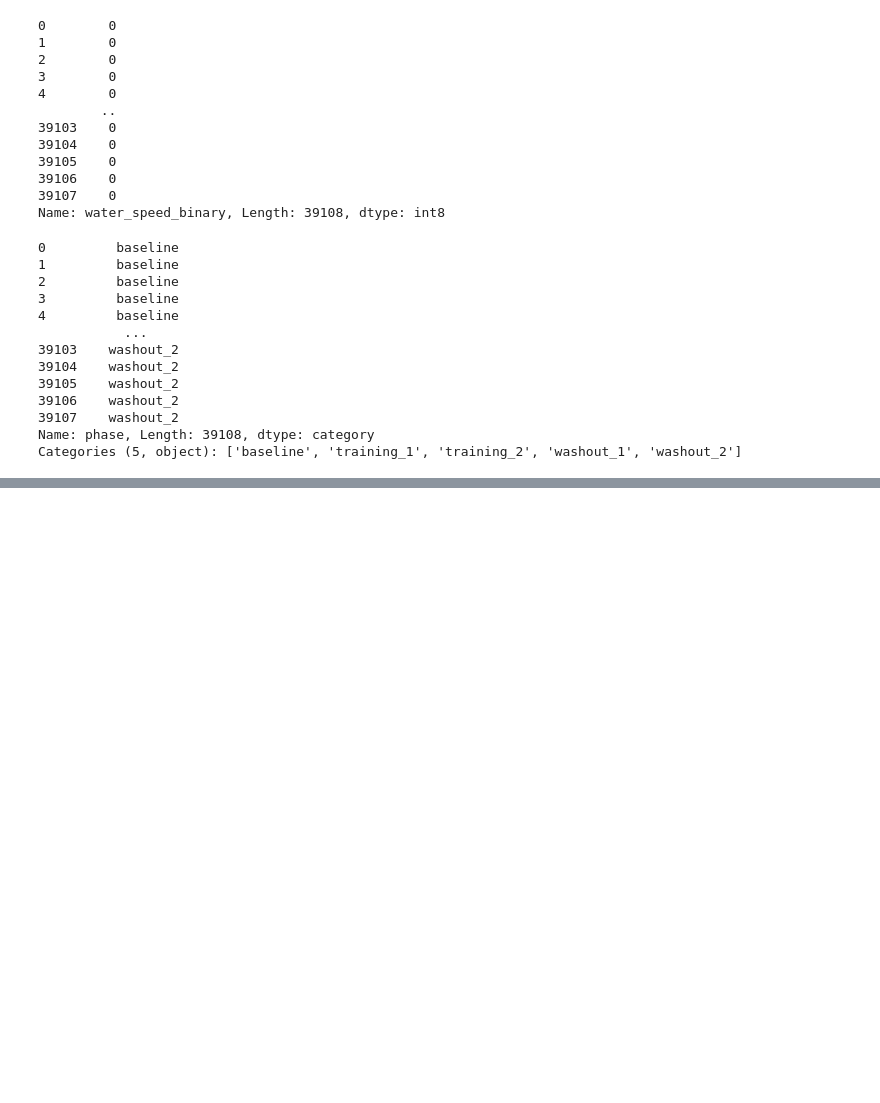
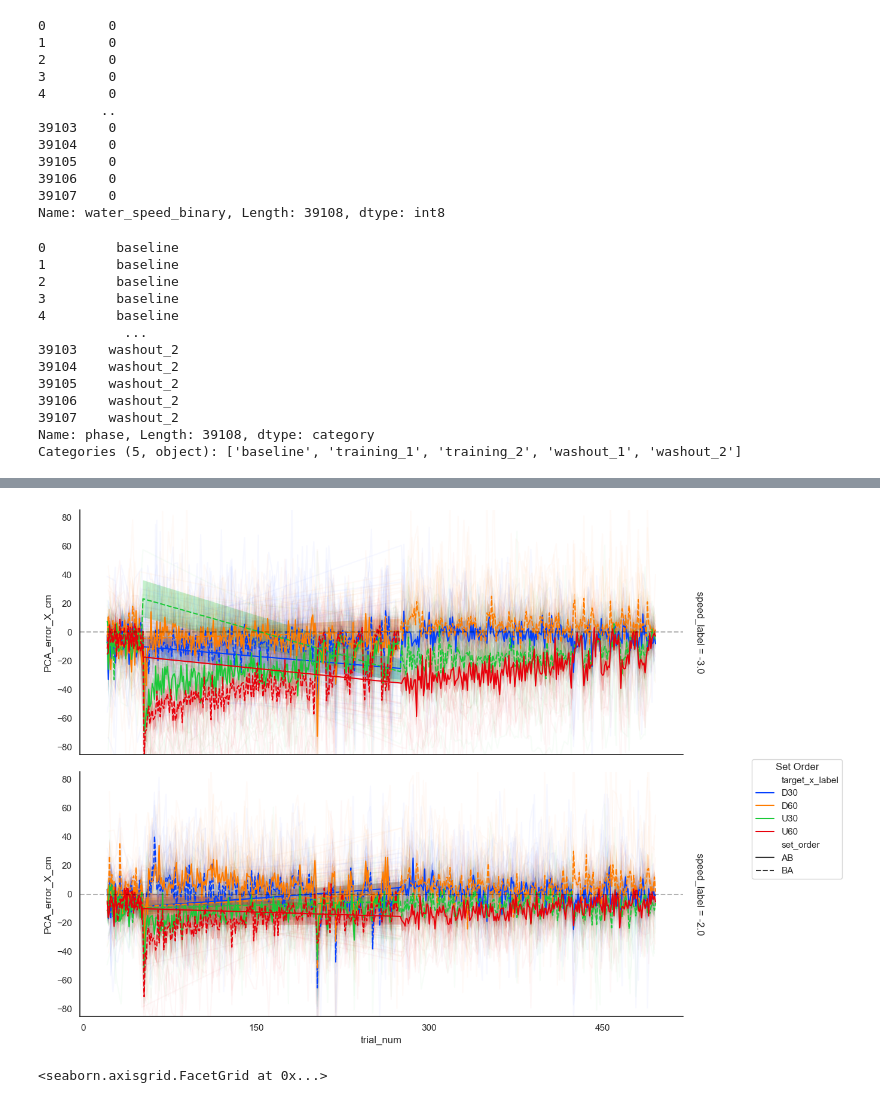
Before and after one commit to jacobjb02/vr-motor-adaptation-notebooks, a Jupyter notebook: Notebook/dual_generalization_working.ipynb, the cells around one changed output, grey strips where cells are left out. Drawn from its saved outputs; the diff is of its cells as text; code cells hidden in the pictures; blank space fills up the shorter version.

```diff
--- a/Notebook/dual_generalization_working.ipynb
+++ b/Notebook/dual_generalization_working.ipynb
@@ -300,18 +300,3 @@ PCA_error_df['phase']
 39107    washout_2
 Name: phase, Length: 39108, dtype: category
 Categories (5, object): ['baseline', 'training_1', 'training_2', 'washout_1', 'washout_2']
-# %%
-
-# Ensure units are consistent (e.g., both in meters or both in cm)
-PCA_error_df['speed_dev_interaction'] = PCA_error_df['launch_Speed'] * PCA_error_df['launch_deviation']
-
-plot_heatmap(PCA_error_df,
-             x_col='phase_target_trial_num',
-             y_col='PCA_error_X_cm',
-             facet_col='phase',
-             style_col='set_order',
-             colour_col='speed_dev_interaction',
-             mode='correlation',
-             show_mean_line=True,
-             mean_line_color='target_position_x_cm',
-             dark=False)
@@ -386,19 +434,22 @@ print(f"Saved: {file_path}")
 # %%
 from src.plotting import plot_exposure_trials
 
 
 plot_exposure_trials(PCA_error_df,
                      col_col = None,
                      row_col='speed_label',
                      cond_col='set_order',
                      ppid_col='ppid_full',
                      target_col='target_x_label',
-                     y_col = 'min_pos_from_target_x_cm',
+                     y_col = 'PCA_error_X_cm',
                      x_col='trial_num',
                      context='poster',
                      font_scale=3,
                      marker_size=0,
                      estimator='mean',
                      y_lim=(-85,85),
                      show_zero_line=True
                     )
+# %% [output]
+[figure, added]
+<seaborn.axisgrid.FacetGrid at 0x...>
```
Also changed, not shown: parts of 11 cells of this notebook, 2 other files.
